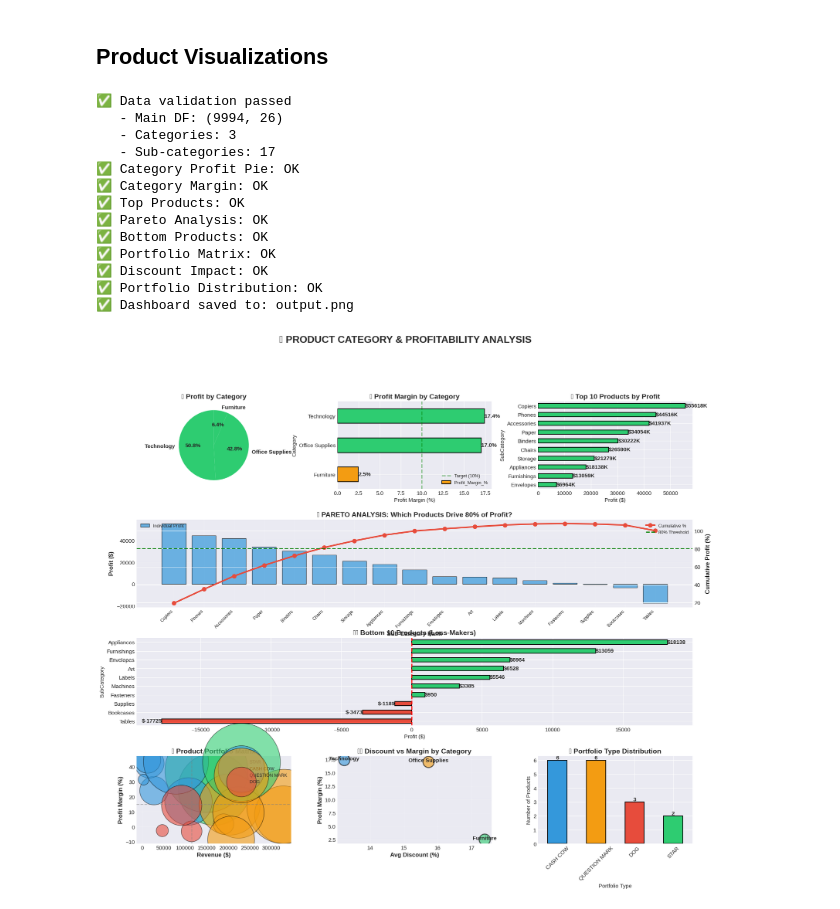
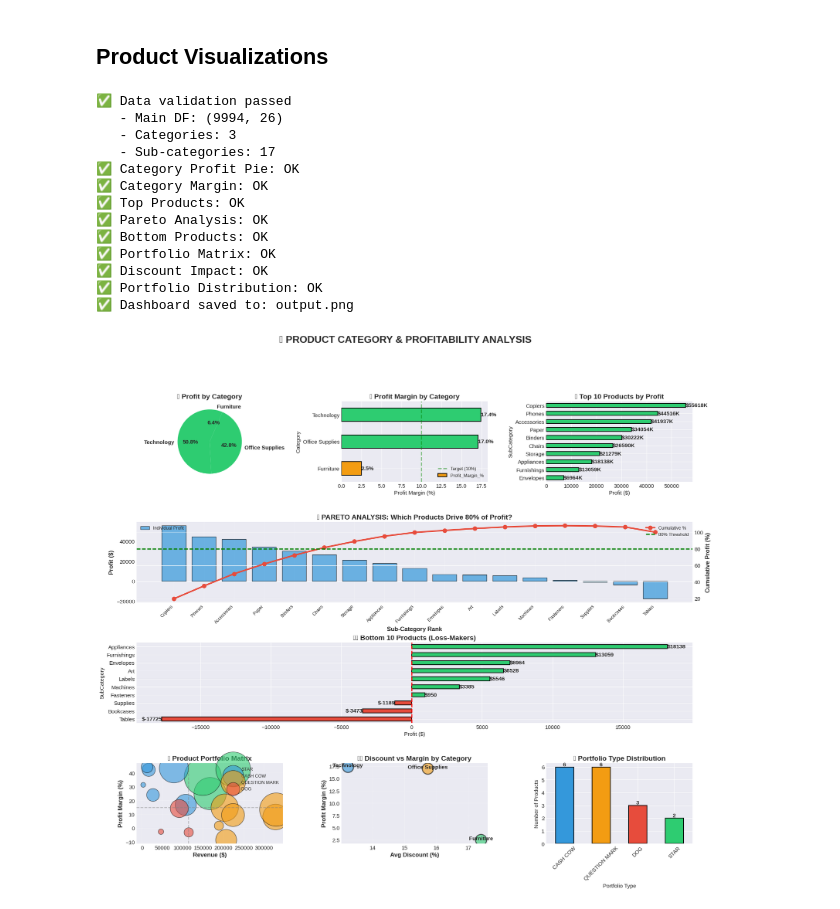
Before and after one commit to MdZeeshan-ML/superstore-profitability-analysis, a Jupyter notebook: Superstore_Analysis.ipynb, the cells around one changed output. Drawn from its saved outputs; the diff is of its cells as text; code cells hidden in the pictures.

Commit message:
product portfolio graph spill fix 1

```diff
--- a/Superstore_Analysis.ipynb
+++ b/Superstore_Analysis.ipynb
@@ -3286,8 +3286,8 @@ class ChartConfig:
     })
 
     GRID_SPEC: Dict = field(default_factory=lambda: {
-        'hspace': 0.35,
-        'wspace': 0.3
+        'hspace': 0.5, # Increased vertical space
+        'wspace': 0.4  # Increased horizontal space
     })
 
 config = ChartConfig()
@@ -3637,7 +3637,7 @@ class ProductPortfolioVisualizer:
                 if len(subset) > 0:
                     has_data = True
                     # FIXED: Use abs() to handle negative profits
-                    sizes = subset['Profit'].abs() * 0.5
+                    sizes = subset['Profit'].abs() * 0.1 # Reduced multiplier for point size
                     sizes = sizes.replace([np.inf, -np.inf], 100)  # Handle infinities
                     sizes = sizes.fillna(50)  # Handle NaN
 
@@ -3735,31 +3735,31 @@ class ProductPortfolioVisualizer:
 
 # ============================================================================
 # USAGE EXAMPLE
 # ============================================================================
 
 visualizer = ProductPortfolioVisualizer(
         df=df,
         category_performance=category_performance,
         subcat_performance=subcat_performance,
         subcat_sorted=subcat_sorted,
         median_sales=median_sales,
         median_margin=median_margin
     )
 
 fig = visualizer.create_dashboard(save_path='output.png')
 plt.show()
 # %% [output]
 ✅ Data validation passed
    - Main DF: (9994, 26)
    - Categories: 3
    - Sub-categories: 17
 ✅ Category Profit Pie: OK
 ✅ Category Margin: OK
 ✅ Top Products: OK
 ✅ Pareto Analysis: OK
 ✅ Bottom Products: OK
 ✅ Portfolio Matrix: OK
 ✅ Discount Impact: OK
 ✅ Portfolio Distribution: OK
 ✅ Dashboard saved to: output.png
-[figure, old version]
+[figure, new version]
```
